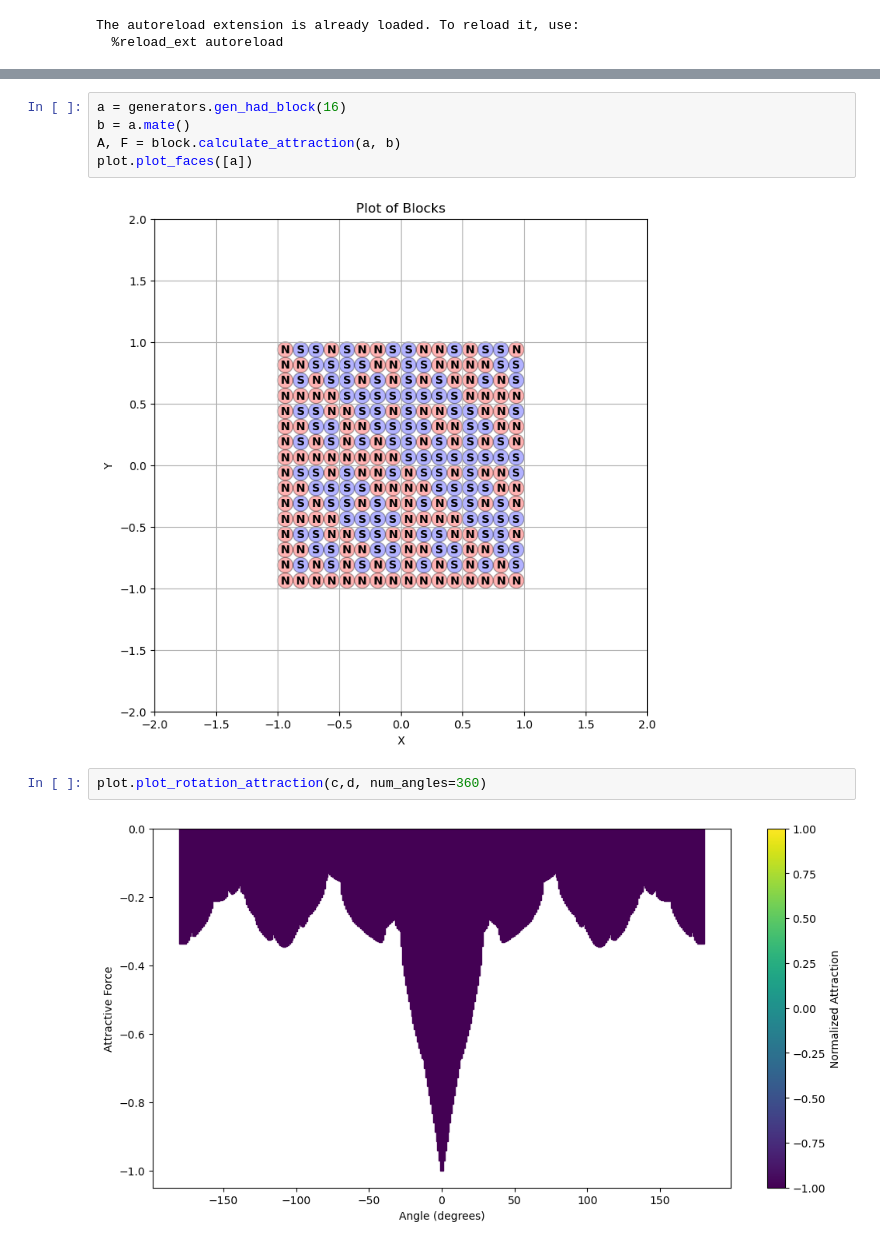
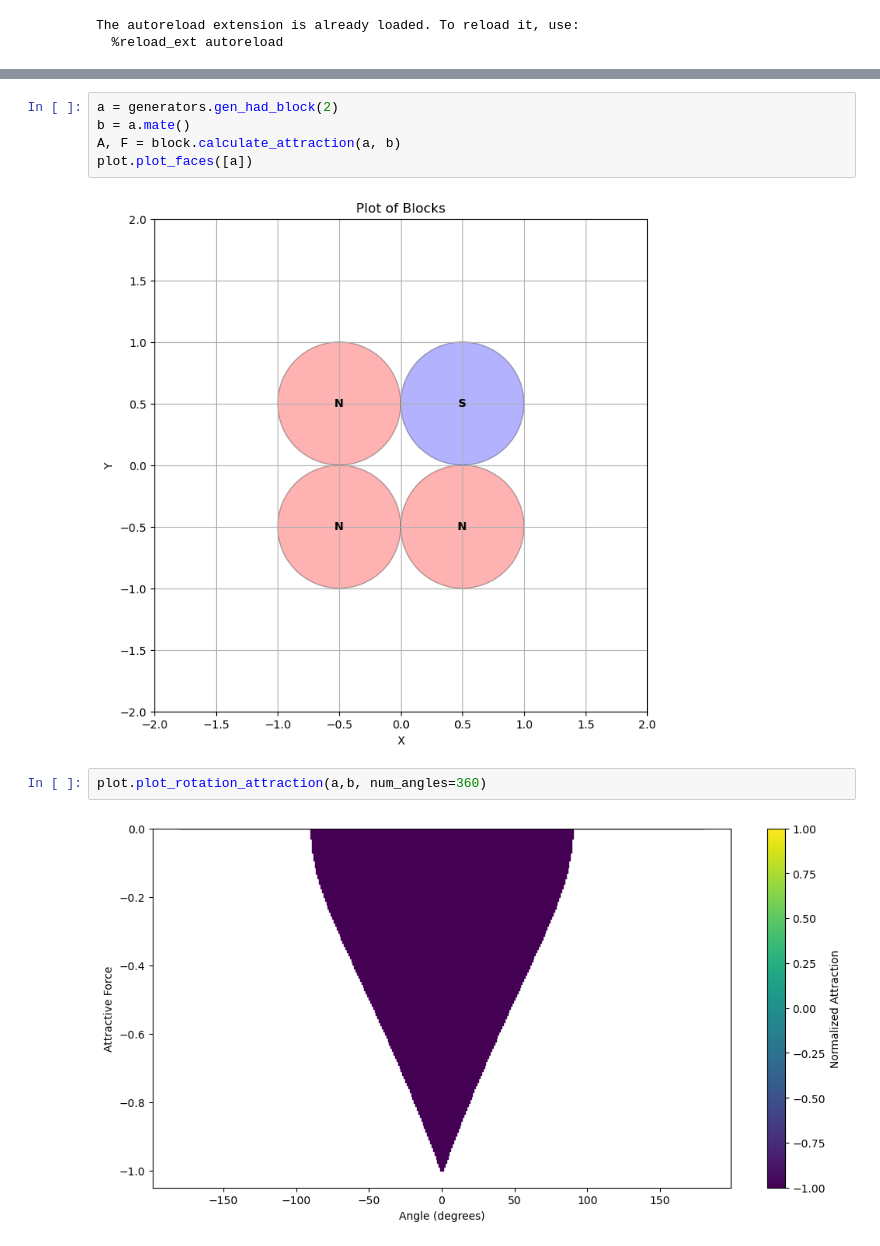
Before and after one commit to ProgrammableMatterLab/code-theory, a Jupyter notebook: test.ipynb, the cells around one changed output, grey strips where cells are left out. Saved outputs shown, nothing was run; the diff lists cells and outputs as text.

```diff
--- a/test.ipynb
+++ b/test.ipynb
@@ -20,13 +19,13 @@ plot.plot_faces([c])
 # %%
-a = generators.gen_had_block(16)
+a = generators.gen_had_block(2)
 b = a.mate()
 A, F = block.calculate_attraction(a, b)
 plot.plot_faces([a])
 # %% [output]
-[figure, old version]
+[figure, new version]
 # %%
-plot.plot_rotation_attraction(c,d, num_angles=360)
+plot.plot_rotation_attraction(a,b, num_angles=360)
 # %% [output]
-[figure, old version]
+[figure, new version]
 # %%
 d = c.mate()
```
Also changed, not shown: parts of 2 cells of this notebook, 7 other files.
